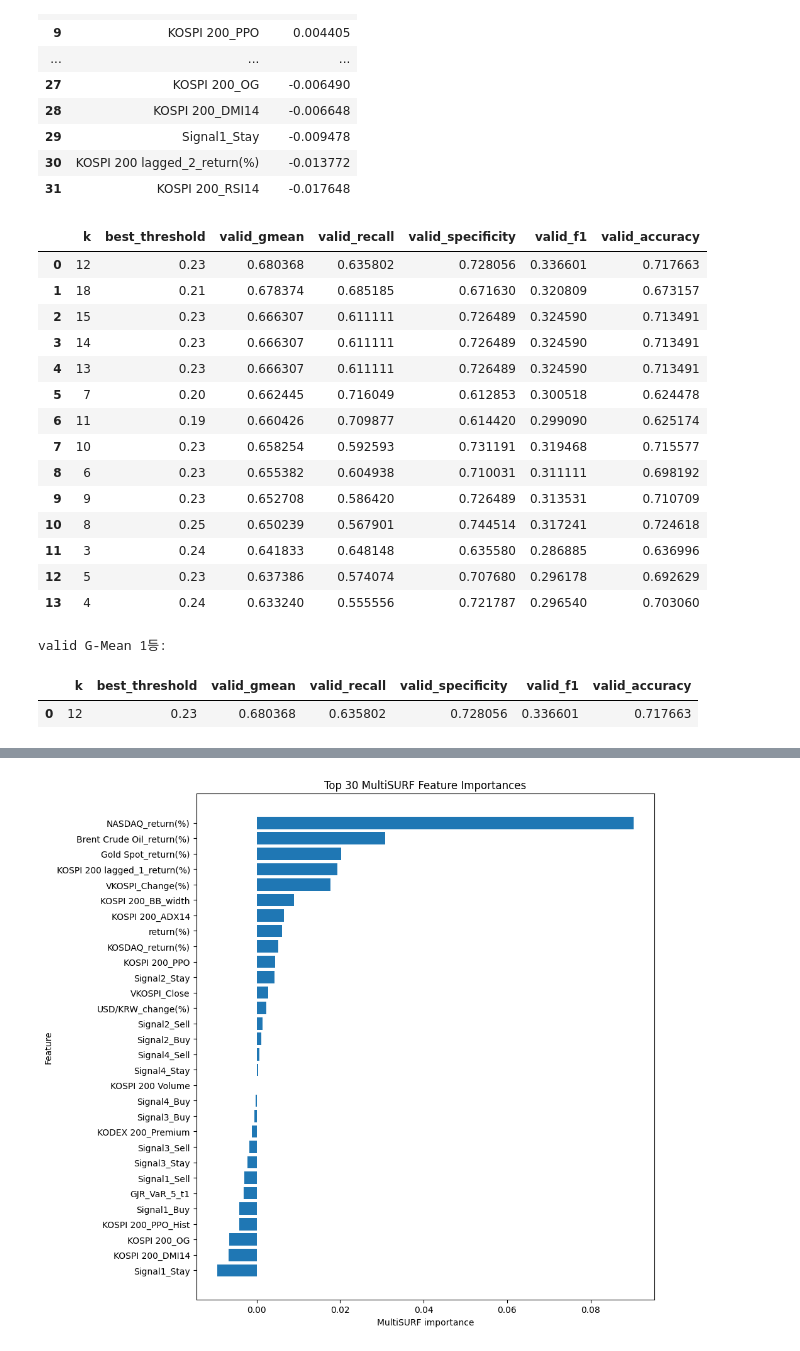
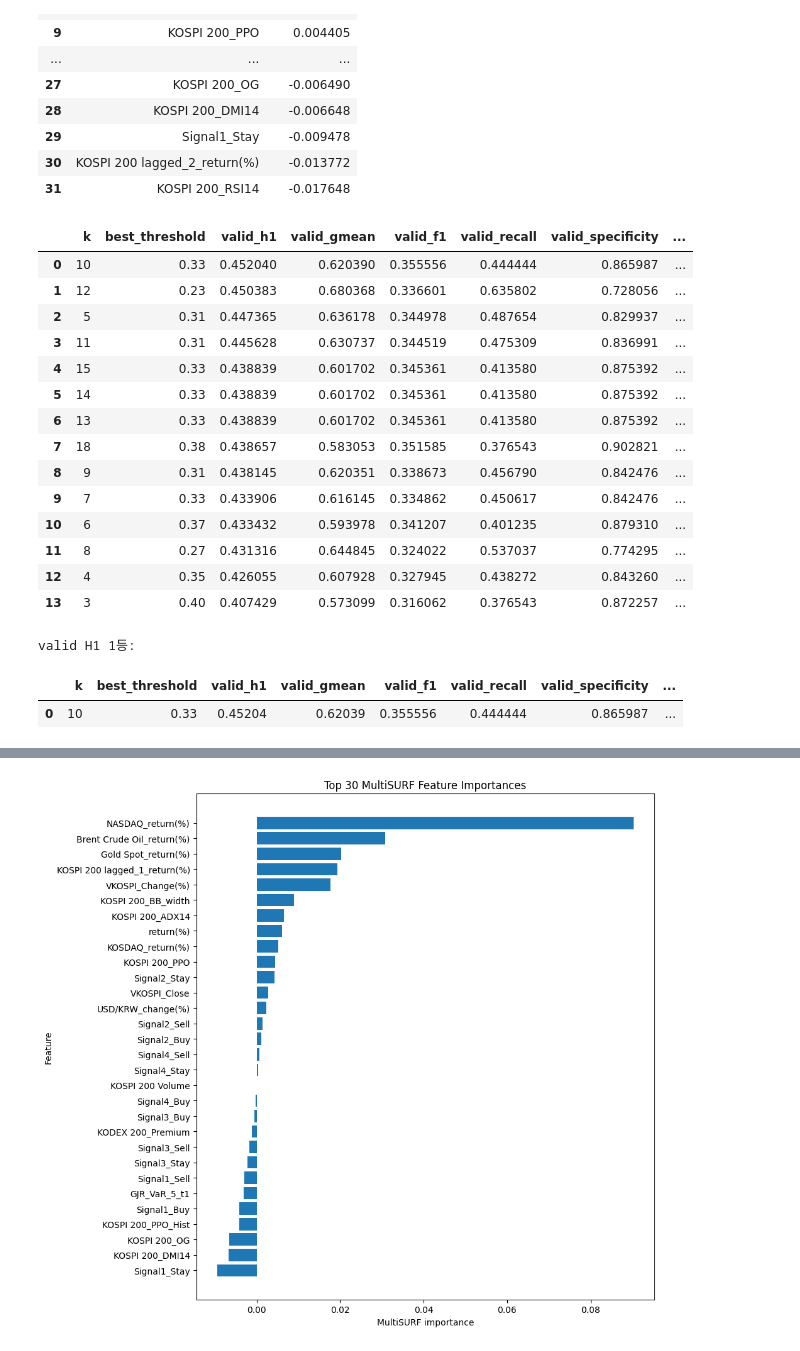
Before and after one commit to Dooman-cloud/TS-RL---, a Jupyter notebook: notebooks/feature_select/02. MultiSURF.ipynb, the cells around one changed output, grey strips where cells are left out. Saved outputs shown, nothing was run; the diff lists cells and outputs as text; code cells hidden in the pictures.

```diff
--- a/notebooks/feature_select/02. MultiSURF.ipynb
+++ b/notebooks/feature_select/02. MultiSURF.ipynb
@@ -248,10 +248,12 @@ for k in candidate_ks:
     y_prob = model.predict_proba(X_valid_scaled[feats])[:, 1]
 
     best_th = None
-    best_gmean = -1
+    best_h1 = -1
+    best_gmean = None
+    best_f1 = None
     best_recall = None
     best_specificity = None
-    best_f1 = None
+    best_precision = None
     best_accuracy = None
 
     for th in thresholds:
@@ -265,17 +267,21 @@ for k in candidate_ks:
 
         recall = tp / (tp + fn) if (tp + fn) > 0 else 0
         specificity = tn / (tn + fp) if (tn + fp) > 0 else 0
+        precision = tp / (tp + fp) if (tp + fp) > 0 else 0
         gmean = np.sqrt(recall * specificity)
         f1 = f1_score(y_valid, y_pred, zero_division=0)
+        h1 = 2 * f1 * gmean / (f1 + gmean + 1e-12)
         accuracy = accuracy_score(y_valid, y_pred)
 
-        if gmean > best_gmean:
+        if h1 > best_h1:
+            best_h1 = h1
             best_gmean = gmean
-            best_th = th
+            best_f1 = f1
             best_recall = recall
             best_specificity = specificity
-            best_f1 = f1
+            best_precision = precision
             best_accuracy = accuracy
+            best_th = th
 
     eval_rows.append({
         "k": k,
@@ -283,84 +289,90 @@ for k in candidate_ks:
         "final_features": feats,
         "selected_signal_groups": signal_groups,
         "best_threshold": best_th,
+        "valid_h1": best_h1,
         "valid_gmean": best_gmean,
+        "valid_f1": best_f1,
         "valid_recall": best_recall,
         "valid_specificity": best_specificity,
-        "valid_f1": best_f1,
+        "valid_precision": best_precision,
         "valid_accuracy": best_accuracy
     })
 
 selection_eval = pd.DataFrame(eval_rows)
 
-# G-Mean 1등 선택
-# 동점이면 recall, f1이 높은 것 우선
+# H1 1등 선택
+# 동점이면 G-Mean, F1, Recall이 높은 것 우선
 # 그래도 동점이면 변수 개수 k가 큰 것 우선
 selection_eval_sorted = selection_eval.sort_values(
-    ["valid_gmean", "valid_recall", "valid_f1", "k"],
-    ascending=[False, False, False, False]
+    ["valid_h1", "valid_gmean", "valid_f1", "valid_recall", "k"],
+    ascending=[False, False, False, False, False]
 ).reset_index(drop=True)
 
 # 전체 k 후보 성능 확인
 display(selection_eval_sorted[[
     "k",
     "best_threshold",
+    "valid_h1",
     "valid_gmean",
+    "valid_f1",
     "valid_recall",
     "valid_specificity",
-    "valid_f1",
+    "valid_precision",
     "valid_accuracy"
 ]])
 
 # =========================
-# valid G-Mean이 가장 높은 1등을 최종 선택
+# valid H1이 가장 높은 1등을 최종 선택
 # =========================
 best_row = selection_eval_sorted.iloc[0]
 
 best_k = int(best_row["k"])
 best_threshold = float(best_row["best_threshold"])
 selected_features = best_row["raw_features"]
 final_features = best_row["final_features"]
 selected_signal_groups = best_row["selected_signal_groups"]
 
-print("valid G-Mean 1등:")
+print("valid H1 1등:")
 display(pd.DataFrame([best_row])[[
     "k",
     "best_threshold",
+    "valid_h1",
     "valid_gmean",
+    "valid_f1",
     "valid_recall",
     "valid_specificity",
-    "valid_f1",
+    "valid_precision",
     "valid_accuracy"
 ]])
 
 print("최종 선택 k:", best_k)
 print("최종 선택 threshold:", best_threshold)
 
 print("MultiSURF 원 선택 변수:")
 print(selected_features)
 
 print("선택된 Signal 그룹:")
 print(selected_signal_groups)
 
 print("최종 모델용 변수:")
 print(final_features)
 print("최종 모델용 변수 개수:", len(final_features))
 # %% [output]
-|  | k | best_threshold | valid_gmean | valid_recall | valid_specificity | valid_f1 | valid_accuracy |
-| 0 | 12 | 0.23 | 0.680368 | 0.635802 | 0.728056 | 0.336601 | 0.717663 |
-| 1 | 18 | 0.21 | 0.678374 | 0.685185 | 0.671630 | 0.320809 | 0.673157 |
-| 2 | 15 | 0.23 | 0.666307 | 0.611111 | 0.726489 | 0.324590 | 0.713491 |
-| 3 | 14 | 0.23 | 0.666307 | 0.611111 | 0.726489 | 0.324590 | 0.713491 |
-| 4 | 13 | 0.23 | 0.666307 | 0.611111 | 0.726489 | 0.324590 | 0.713491 |
-| 5 | 7 | 0.20 | 0.662445 | 0.716049 | 0.612853 | 0.300518 | 0.624478 |
-| 6 | 11 | 0.19 | 0.660426 | 0.709877 | 0.614420 | 0.299090 | 0.625174 |
-| 7 | 10 | 0.23 | 0.658254 | 0.592593 | 0.731191 | 0.319468 | 0.715577 |
-| 8 | 6 | 0.23 | 0.655382 | 0.604938 | 0.710031 | 0.311111 | 0.698192 |
-| 9 | 9 | 0.23 | 0.652708 | 0.586420 | 0.726489 | 0.313531 | 0.710709 |
-| 10 | 8 | 0.25 | 0.650239 | 0.567901 | 0.744514 | 0.317241 | 0.724618 |
-| 11 | 3 | 0.24 | 0.641833 | 0.648148 | 0.635580 | 0.286885 | 0.636996 |
-| 12 | 5 | 0.23 | 0.637386 | 0.574074 | 0.707680 | 0.296178 | 0.692629 |
-| 13 | 4 | 0.24 | 0.633240 | 0.555556 | 0.721787 | 0.296540 | 0.703060 |
+|  | k | best_threshold | valid_h1 | valid_gmean | valid_f1 | valid_recall | valid_specificity | ... |
+| 0 | 10 | 0.33 | 0.452040 | 0.620390 | 0.355556 | 0.444444 | 0.865987 | ... |
+| 1 | 12 | 0.23 | 0.450383 | 0.680368 | 0.336601 | 0.635802 | 0.728056 | ... |
+| 2 | 5 | 0.31 | 0.447365 | 0.636178 | 0.344978 | 0.487654 | 0.829937 | ... |
+| 3 | 11 | 0.31 | 0.445628 | 0.630737 | 0.344519 | 0.475309 | 0.836991 | ... |
+| 4 | 15 | 0.33 | 0.438839 | 0.601702 | 0.345361 | 0.413580 | 0.875392 | ... |
+| 5 | 14 | 0.33 | 0.438839 | 0.601702 | 0.345361 | 0.413580 | 0.875392 | ... |
+| 6 | 13 | 0.33 | 0.438839 | 0.601702 | 0.345361 | 0.413580 | 0.875392 | ... |
+| 7 | 18 | 0.38 | 0.438657 | 0.583053 | 0.351585 | 0.376543 | 0.902821 | ... |
+| 8 | 9 | 0.31 | 0.438145 | 0.620351 | 0.338673 | 0.456790 | 0.842476 | ... |
+| 9 | 7 | 0.33 | 0.433906 | 0.616145 | 0.334862 | 0.450617 | 0.842476 | ... |
+| 10 | 6 | 0.37 | 0.433432 | 0.593978 | 0.341207 | 0.401235 | 0.879310 | ... |
+| 11 | 8 | 0.27 | 0.431316 | 0.644845 | 0.324022 | 0.537037 | 0.774295 | ... |
+| 12 | 4 | 0.35 | 0.426055 | 0.607928 | 0.327945 | 0.438272 | 0.843260 | ... |
+| 13 | 3 | 0.40 | 0.407429 | 0.573099 | 0.316062 | 0.376543 | 0.872257 | ... |
-valid G-Mean 1등:
+valid H1 1등:
-|  | k | best_threshold | valid_gmean | valid_recall | valid_specificity | valid_f1 | valid_accuracy |
-| 0 | 12 | 0.23 | 0.680368 | 0.635802 | 0.728056 | 0.336601 | 0.717663 |
+|  | k | best_threshold | valid_h1 | valid_gmean | valid_f1 | valid_recall | valid_specificity | ... |
+| 0 | 10 | 0.33 | 0.45204 | 0.62039 | 0.355556 | 0.444444 | 0.865987 | ... |
```
Also changed, not shown: parts of 1 cell of this notebook, 6 other files.
